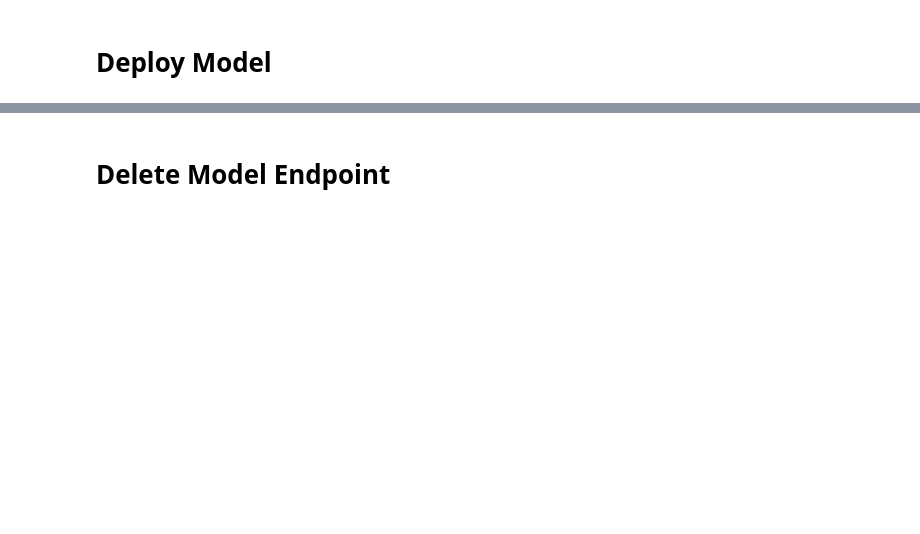
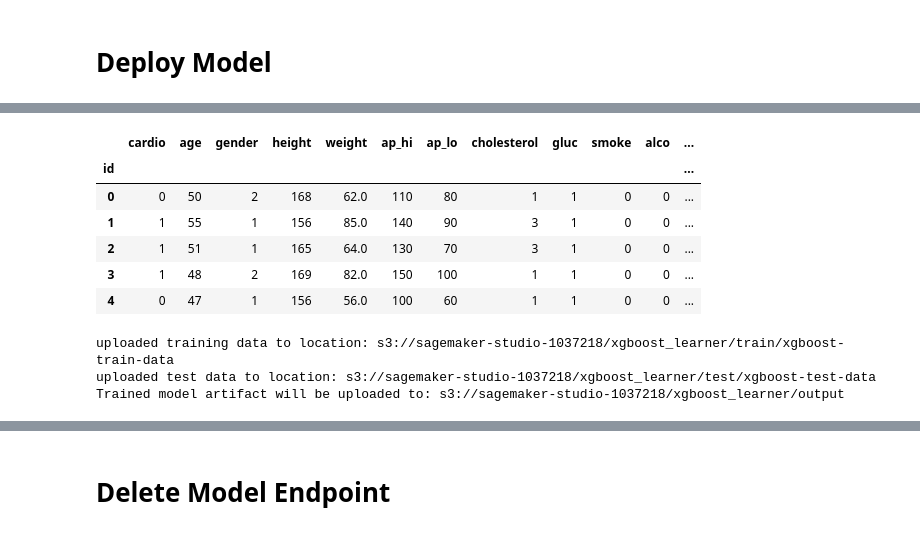
Before and after one commit to Sebastian1981/AWS_Sagemaker_CVD_Prediction, a Jupyter notebook: poc.ipynb, the cells around one changed output, grey strips where cells are left out. Saved outputs shown, nothing was run; the diff lists cells and outputs as text; code cells hidden in the pictures; blank space fills up the shorter version.

Commit message:
add xgboost

```diff
--- a/poc.ipynb
+++ b/poc.ipynb
@@ -26,7 +26,7 @@ import matplotlib.pyplot as plt
 # %% [markdown]
 # Import Data
 # %%
-df = pd.read_csv('cardio_train.csv',
+df = pd.read_csv('cardio.csv',
                  sep=';',
                 index_col='id')
 df.head()
@@ -311,0 +358,14 @@ predictions['predictions'][:5]
+# %%
+# put the target column first
+cols = list(df.columns)
+cols = [cols[-1]] + cols[:-1]
+df = df[cols]
+df.head()
+# %% [output]
+|  | cardio | age | gender | height | weight | ap_hi | ap_lo | cholesterol | gluc | smoke | alco | ... |
+| id |  |  |  |  |  |  |  |  |  |  |  | ... |
+| 0 | 0 | 50 | 2 | 168 | 62.0 | 110 | 80 | 1 | 1 | 0 | 0 | ... |
+| 1 | 1 | 55 | 1 | 156 | 85.0 | 140 | 90 | 3 | 1 | 0 | 0 | ... |
+| 2 | 1 | 51 | 1 | 165 | 64.0 | 130 | 70 | 3 | 1 | 0 | 0 | ... |
+| 3 | 1 | 48 | 2 | 169 | 82.0 | 150 | 100 | 1 | 1 | 0 | 0 | ... |
+| 4 | 0 | 47 | 1 | 156 | 56.0 | 100 | 60 | 1 | 1 | 0 | 0 | ... |
@@ -311,0 +380,25 @@ predictions['predictions'][:5]
+# %%
+# upload data to s3
+prefix = 'xgboost_learner'
+
+# let´s print the training data location in s3
+key = 'xgboost-train-data'
+with open('train.csv', 'rb') as f:
+    boto3.resource('s3').Bucket(bucket).Object(os.path.join(prefix, 'train', key)).upload_fileobj(f)
+s3_train_data = 's3://{}/{}/train/{}'.format(bucket, prefix, key)
+print('uploaded training data to location: {}'.format(s3_train_data))
+
+# let´s print the training data location in s3
+key = 'xgboost-test-data'
+with open('test.csv', 'rb') as f:
+    boto3.resource('s3').Bucket(bucket).Object(os.path.join(prefix, 'test', key)).upload_fileobj(f)
+s3_test_data = 's3://{}/{}/test/{}'.format(bucket, prefix, key)
+print('uploaded test data to location: {}'.format(s3_test_data))
+
+# let´s create an output placeholder in s3 to store the trained mode artifact
+output_location = 's3://{}/{}/output'.format(bucket, prefix)
+print('Trained model artifact will be uploaded to: {}'.format(output_location))
+# %% [output]
+uploaded training data to location: s3://sagemaker-studio-1037218/xgboost_learner/train/xgboost-train-data
+uploaded test data to location: s3://sagemaker-studio-1037218/xgboost_learner/test/xgboost-test-data
+Trained model artifact will be uploaded to: s3://sagemaker-studio-1037218/xgboost_learner/output
```
Also changed, not shown: parts of 33 cells of this notebook.
